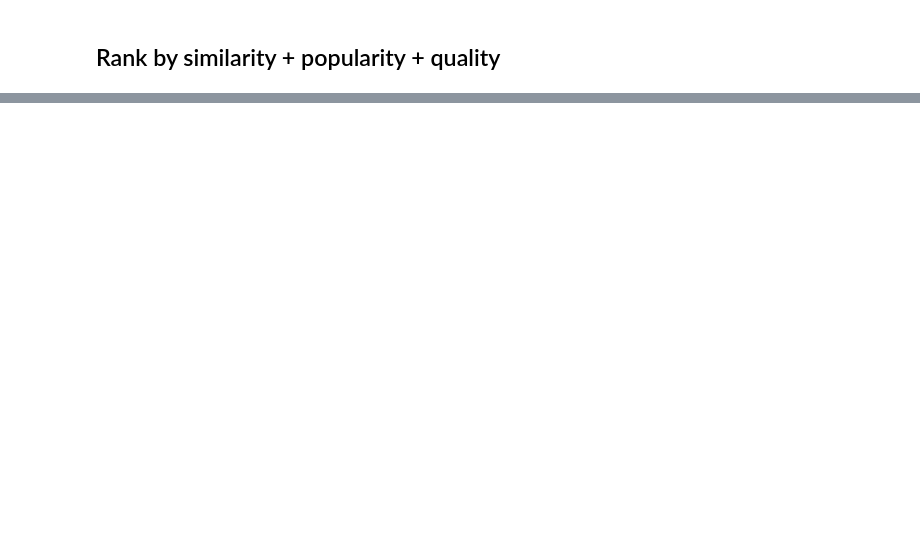
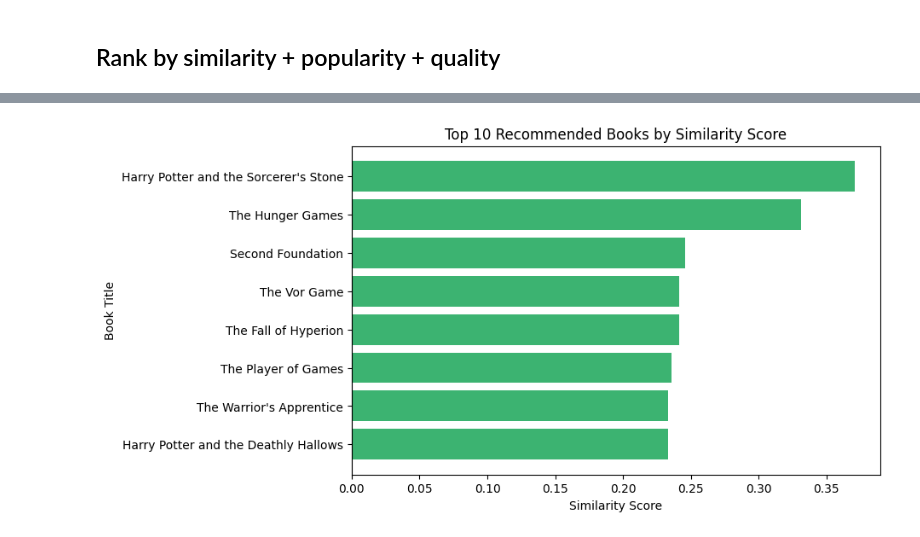
Before and after one commit to adobamenphoebe/smartreads-book-recommender, a Jupyter notebook: notebooks/genre_recommender.ipynb, the cells around one changed output, grey strips where cells are left out. Saved outputs shown, nothing was run; the diff lists cells and outputs as text; code cells hidden in the pictures; blank space fills up the shorter version.

```diff
--- a/notebooks/genre_recommender.ipynb
+++ b/notebooks/genre_recommender.ipynb
@@ -56,0 +134,12 @@ rank(df_sci, X, query_text='space opera', topk=5)
+# %%
+recs = rank(df_sci, X, query_text='space opera', topk=10)
+
+plt.figure(figsize=(8,5))
+plt.barh(recs['bookTitle'], recs['score'], color='mediumseagreen')
+plt.title('Top 10 Recommended Books by Similarity Score')
+plt.xlabel('Similarity Score')
+plt.ylabel('Book Title')
+plt.gca().invert_yaxis()
+plt.show()
+# %% [output]
+[figure, added]
```
Also changed, not shown: parts of 9 cells of this notebook.
